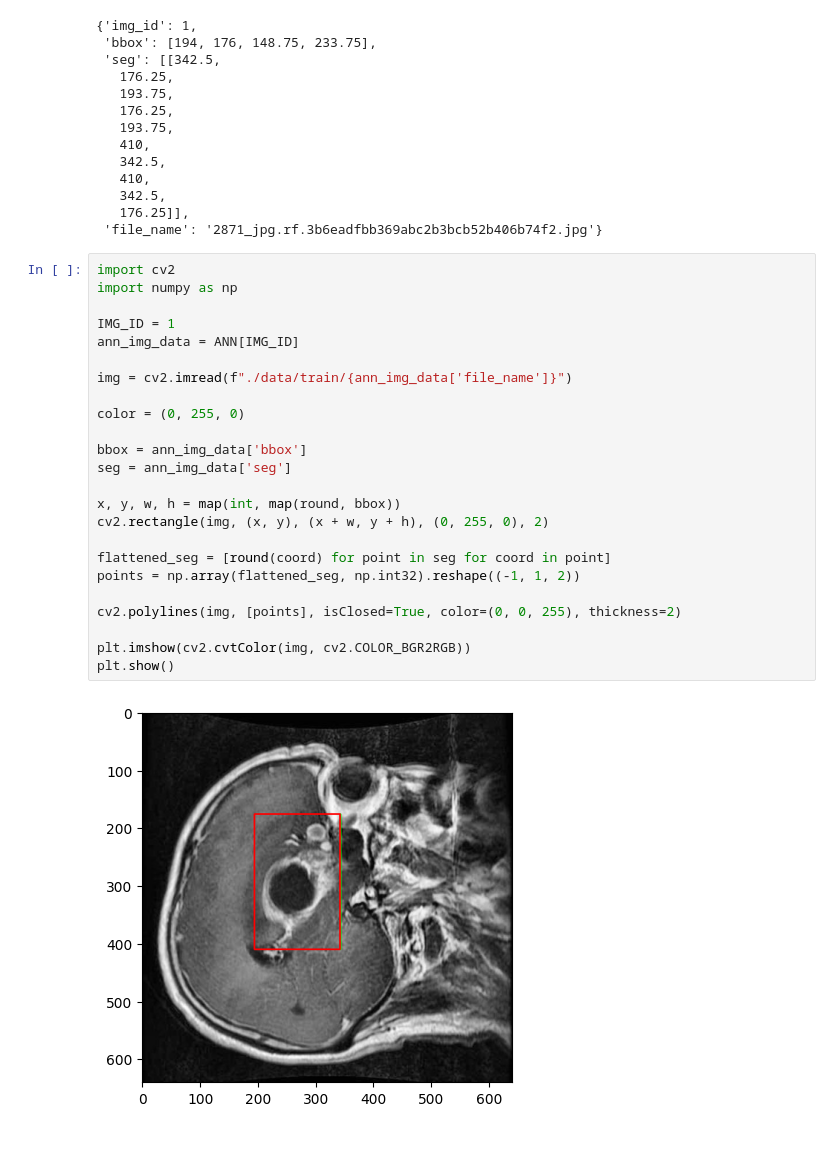
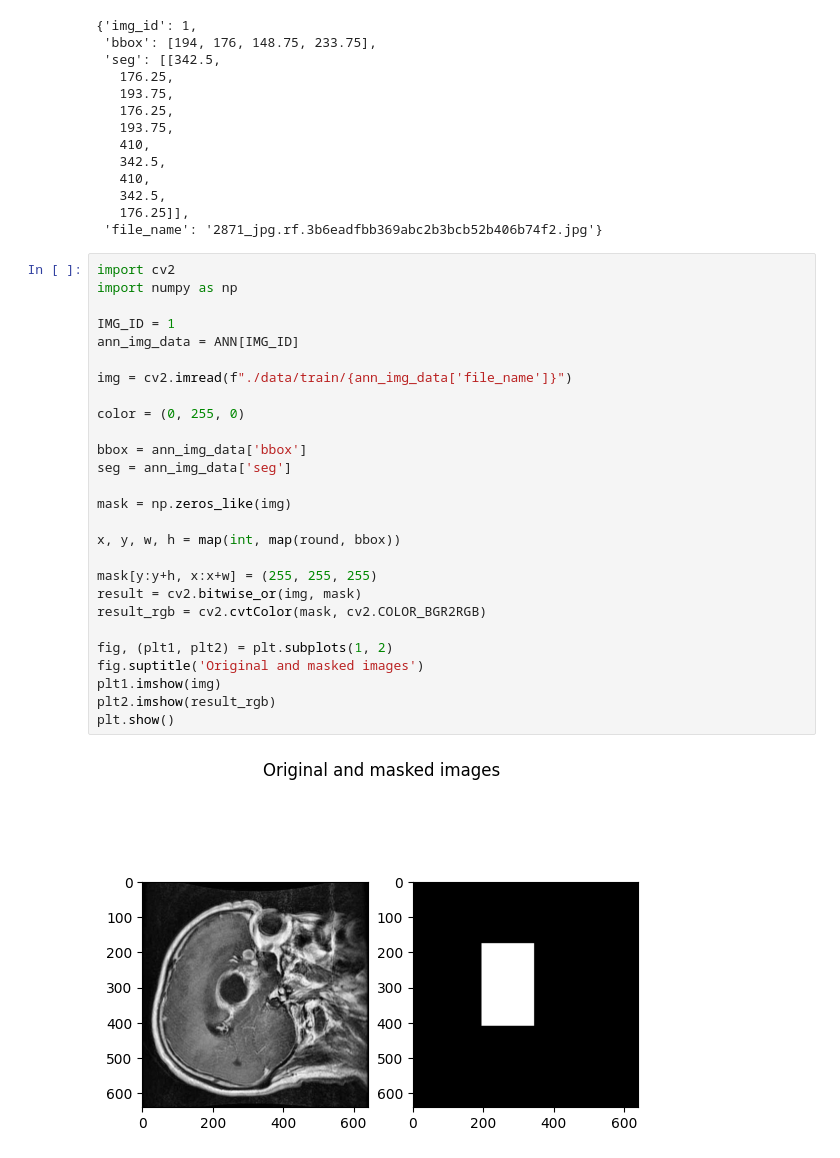
Before and after one commit to olesuv/noob-semantic-segmentation, a Jupyter notebook: data-research.ipynb, the cells around one changed output. Drawn from its saved outputs; the diff is of its cells as text.

```diff
--- a/data-research.ipynb
+++ b/data-research.ipynb
@@ -138,26 +117,29 @@ ANN[1]
 # %%
 import cv2
 import numpy as np
 
 IMG_ID = 1
 ann_img_data = ANN[IMG_ID]
 
 img = cv2.imread(f"./data/train/{ann_img_data['file_name']}")
 
 color = (0, 255, 0)
 
 bbox = ann_img_data['bbox']
 seg = ann_img_data['seg']
 
+mask = np.zeros_like(img)
+
 x, y, w, h = map(int, map(round, bbox))
-cv2.rectangle(img, (x, y), (x + w, y + h), (0, 255, 0), 2)
 
-flattened_seg = [round(coord) for point in seg for coord in point]
-points = np.array(flattened_seg, np.int32).reshape((-1, 1, 2))
+mask[y:y+h, x:x+w] = (255, 255, 255)
+result = cv2.bitwise_or(img, mask)
+result_rgb = cv2.cvtColor(mask, cv2.COLOR_BGR2RGB)
 
-cv2.polylines(img, [points], isClosed=True, color=(0, 0, 255), thickness=2)
-
-plt.imshow(cv2.cvtColor(img, cv2.COLOR_BGR2RGB))
+fig, (plt1, plt2) = plt.subplots(1, 2)
+fig.suptitle('Original and masked images')
+plt1.imshow(img)
+plt2.imshow(result_rgb)
 plt.show()
 # %% [output]
-[figure, old version]
+[figure, new version]
```
Also changed, not shown: parts of 3 cells of this notebook.
